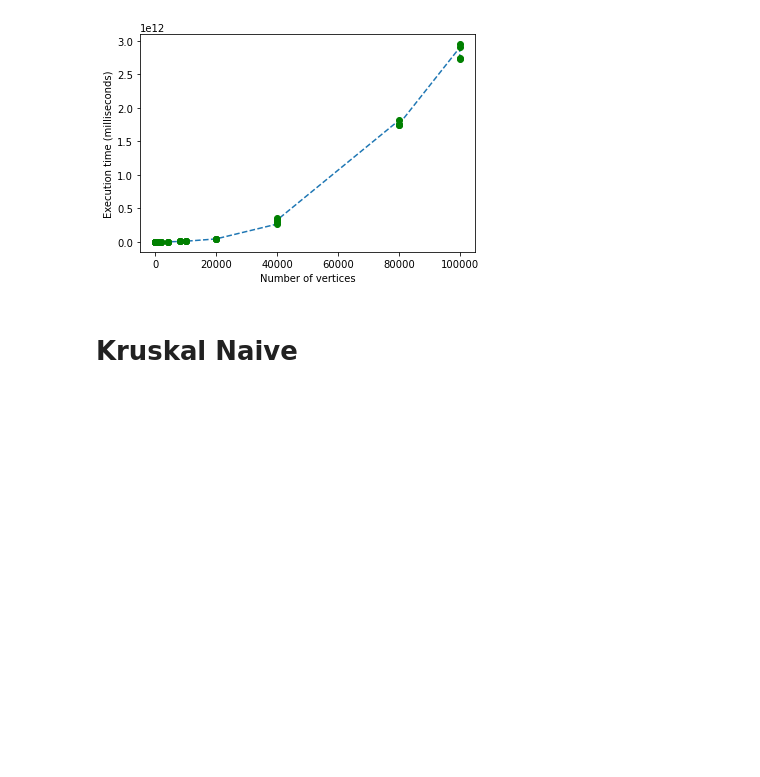
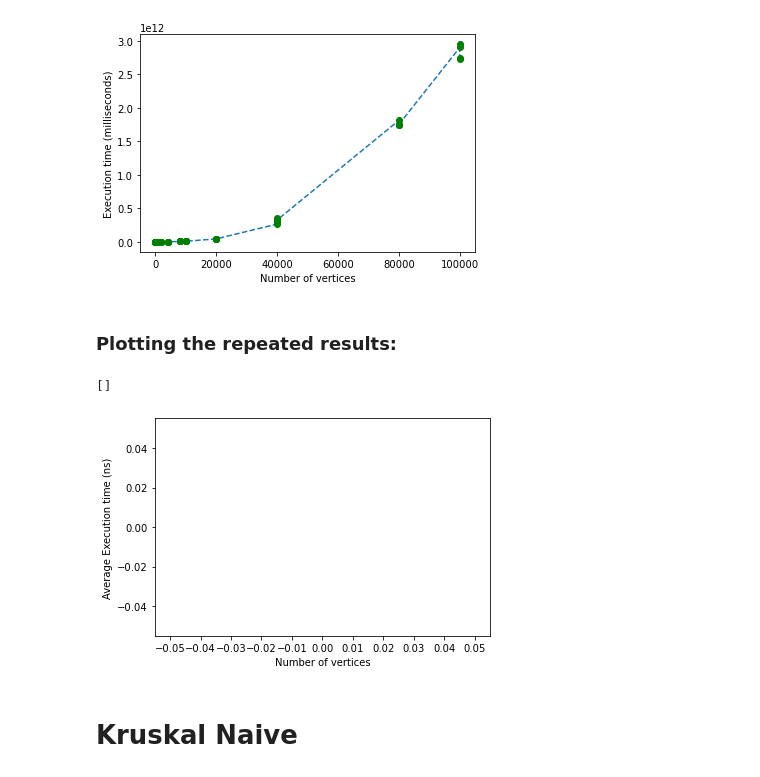
Before and after one commit to nurSaadat/algo2022, a Jupyter notebook: Assignment_1.ipynb, the cells around one changed output. Cells and saved outputs as stored; diff of their text form; code cells hidden in the pictures; blank space fills up the shorter version.

Commit message:
Effiient Kruskal: reapeated runs for the first 50 graph and the plot for the repeated runs are added to the code

```diff
--- a/Assignment_1.ipynb
+++ b/Assignment_1.ipynb
@@ -312,0 +315,9 @@ for i in tqdm_notebook(range(len(graphs_kruskal))):
+# %%
+repeated_results = []
+for i in tqdm_notebook(range(0,50)):
+    temp_results = []
+    for j in range(0,1000):
+        print("|V| = ", graphs_kruskal[i][0][0], " |E| = ", graphs_kruskal[i][0][1])
+        temp_results.append(get_time_kruskal(graphs_kruskal[i][1], graphs_kruskal[i][2],graphs_kruskal[i][3]))
+    repeated_results.append((graphs_kruskal[i][0][0], sum(temp_results)/len(temp_results)))
+repeated_results
@@ -325,6 +340,23 @@ plt.show()
 # %% [output]
 [(10, 30100), (10, 37800), (10, 38200), (10, 77200), (20, 86600), (20, 115900), (20, 92600), (20, 94000), (40, 314300), (40, 307300), (40, 242900), (40, 352300), (80, 795000), (80, 828000), (80, 11216 ...
 [figure]
+# %% [markdown]
+### Plotting the repeated results:
+# %%
+import matplotlib.pyplot as plt
+repeated_results = sorted(repeated_results,key=lambda repeated_results: repeated_results[0]) #plot the result here
+print(repeated_results)
+x_val = [x[0] for x in repeated_results]
+y_val = [x[1] for x in repeated_results]
+plt.locator_params('x',nbins = 20)
+plt.plot(x_val,y_val,'--')
+plt.plot(x_val,y_val,'og')
+plt.ylabel("Average Execution time (ns)")
+plt.xlabel("Number of vertices")
+plt.show()
+# %% [output]
+[]
+[figure, added]
 # %% [markdown]
 # Kruskal Naive
 # %%
```
Also changed, not shown: parts of 3 cells of this notebook.
